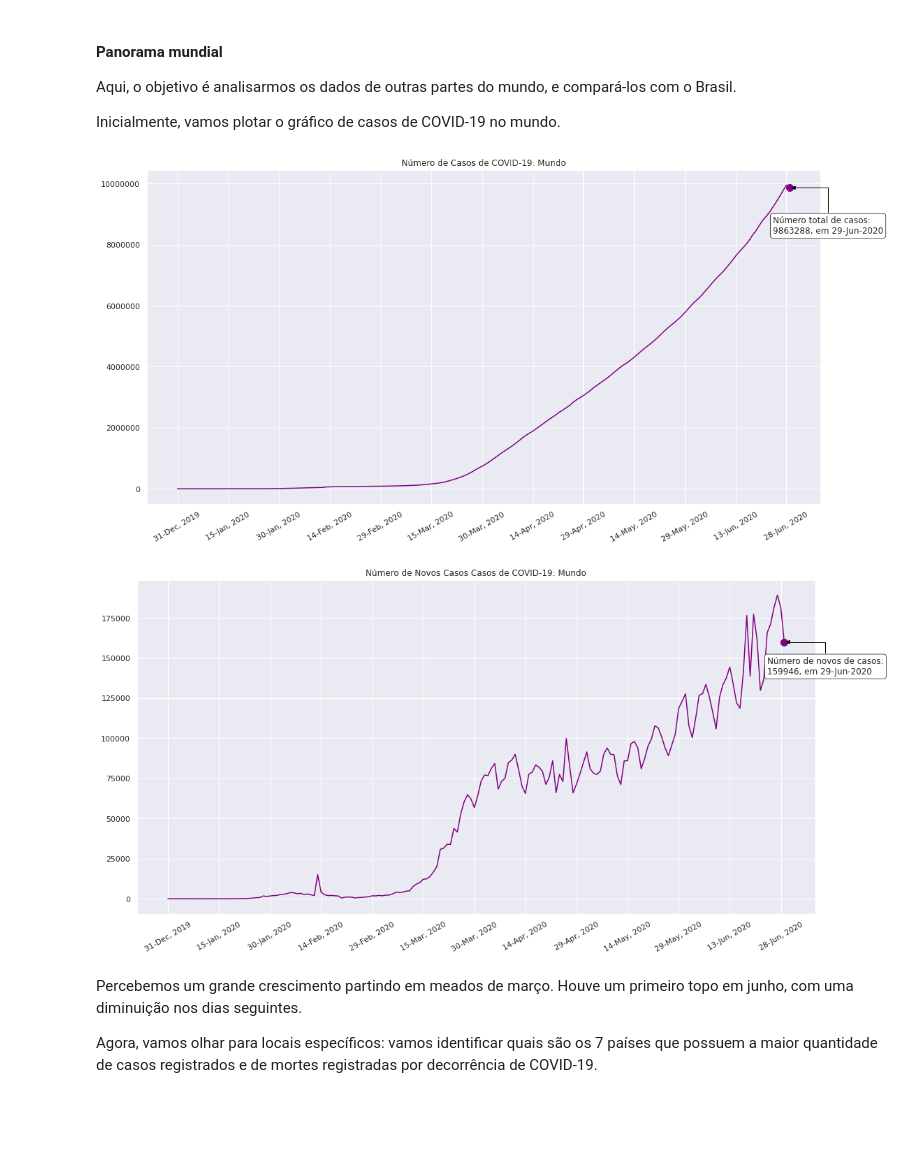
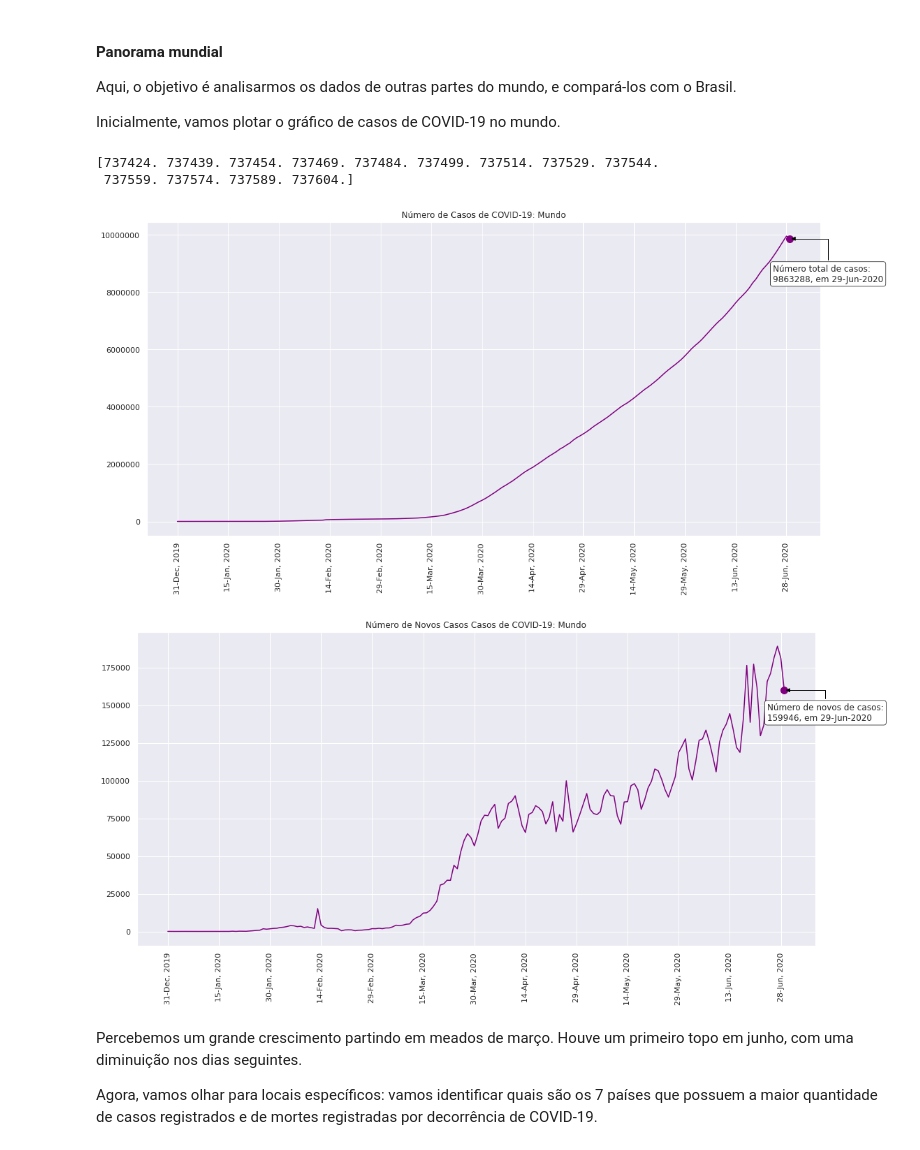
Before and after one commit to VGuerrero07/Data_Science, a Jupyter notebook: COVID_19_no_Brasil_Estudo_de_Caso.ipynb, the cells around one changed output. Saved outputs shown, nothing was run; the diff lists cells and outputs as text; code cells hidden in the pictures; blank space fills up the shorter version.

```diff
--- a/COVID_19_no_Brasil_Estudo_de_Caso.ipynb
+++ b/COVID_19_no_Brasil_Estudo_de_Caso.ipynb
@@ -415,7 +415,8 @@ ax.set_title("Número de Casos de COVID-19: Mundo")
 # Formatando o gráfico
 ax.ticklabel_format(axis='y', style='plain')
 ax.xaxis.set_major_formatter(mdates.DateFormatter("%d-%b, %Y"))
-plt.xticks(dfworld.index[0::15], rotation=30)
+plt.xticks(dfworld.index[0::15], rotation=90)
+print(ax.get_xticks())
 
 lastdate = dfworld.index[-1]
 wcases = dfworld.loc[dfworld.index==lastdate]["total_cases"].item()
@@ -430,31 +431,34 @@ ax.annotate('Número total de casos:\n{:.0f}, em {:%d-%b-%Y}'.format(wcases, las
 
 fig.tight_layout()
 # %% [output]
+[737424. 737439. 737454. 737469. 737484. 737499. 737514. 737529. 737544.
+ 737559. 737574. 737589. 737604.]
-[figure, old version]
+[figure, new version]
 # %%
 fig, ax = plt.subplots(figsize=(16,8))
 ax.plot(dfworld.index, dfworld['new_cases'], marker="o", markevery=[-1], markersize=10, color="purple")
 ax.set_title("Número de Novos Casos Casos de COVID-19: Mundo")
 
 # Formatando o gráfico
 ax.ticklabel_format(axis='y', style='plain')
 ax.xaxis.set_major_formatter(mdates.DateFormatter("%d-%b, %Y"))
-plt.xticks(dfworld.index[0::15], rotation=30)
+ax.xaxis.set_major_locator(ticker.MultipleLocator(len(dfworld.index[0::15])))
+plt.xticks(dfworld.index[0::15], rotation=90)
 
 lastdate = dfworld.index[-1]
 wcases = dfworld.loc[dfworld.index==lastdate]["new_cases"].item()
 firstdate = dfworld.index[0]
 
 ax.annotate('Número de novos de casos:\n{:.0f}, em {:%d-%b-%Y}'.format(wcases, lastdate),
                xy=(mdates.date2num(lastdate),wcases), xycoords='data',
                xytext=(mdates.date2num(lastdate)-5, wcases-20000), textcoords='data',
             arrowprops=dict(arrowstyle='-|>', connectionstyle="angle,angleA=90,angleB=0",
                             color="black"),
                bbox=dict(boxstyle="round,pad=0.3", fc="w", ec="k", lw=0.72))
 
 fig.tight_layout()
 # %% [output]
-[figure, old version]
+[figure, new version]
 # %% [markdown]
 Percebemos um grande crescimento partindo em meados de março. Houve um primeiro topo em junho, com uma diminuição nos dias seguintes.
 
```
Also changed, not shown: parts of 1 cell of this notebook.
